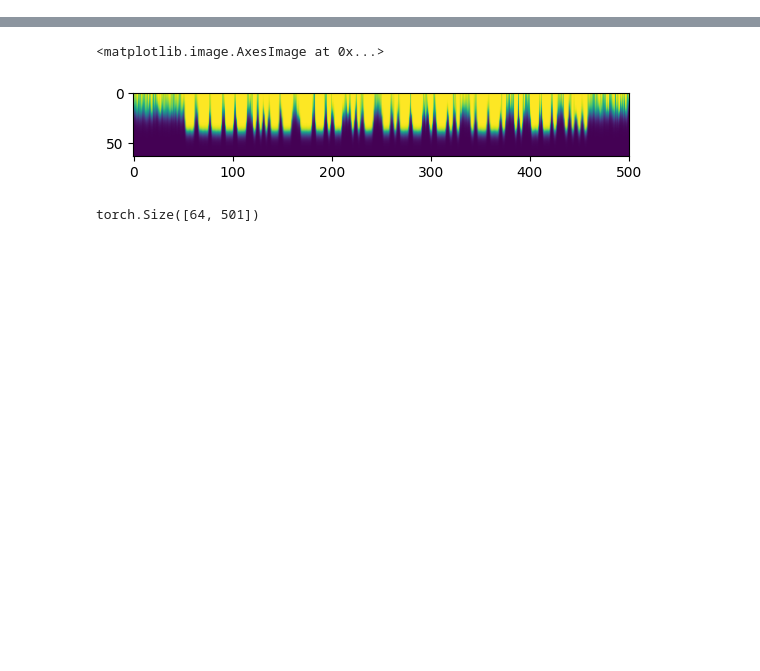
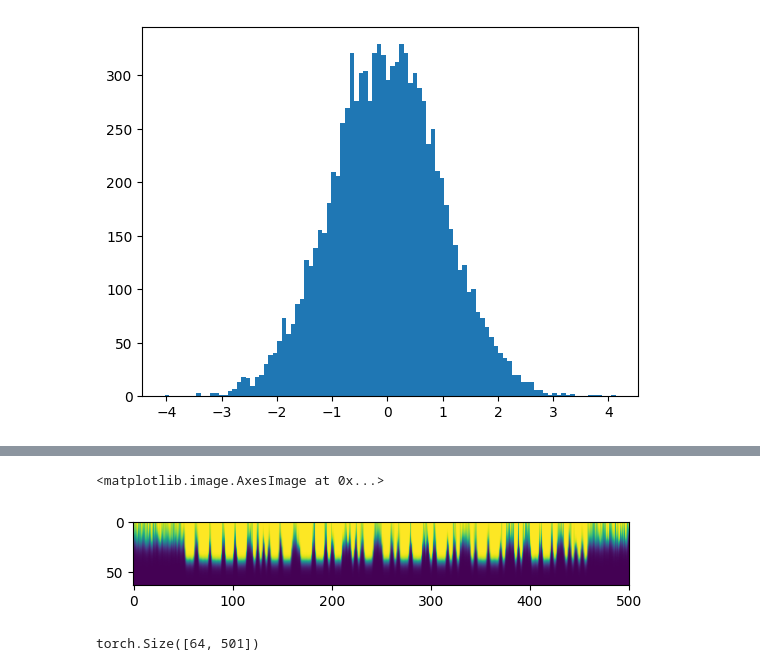
Before and after one commit to SwedishSquid/KC25_morse, a Jupyter notebook: playground.ipynb, the cells around one changed output, grey strips where cells are left out. Saved outputs shown, nothing was run; the diff lists cells and outputs as text; code cells hidden in the pictures; blank space fills up the shorter version.

```diff
--- a/playground.ipynb
+++ b/playground.ipynb
@@ -0,0 +17,5 @@
+# %%
+plt.hist(rng.normal(0, 1, size=size), bins=100)
+plt.show()
+# %% [output]
+[figure, added]
```
Also changed, not shown: parts of 4 cells of this notebook, 5 other files.
